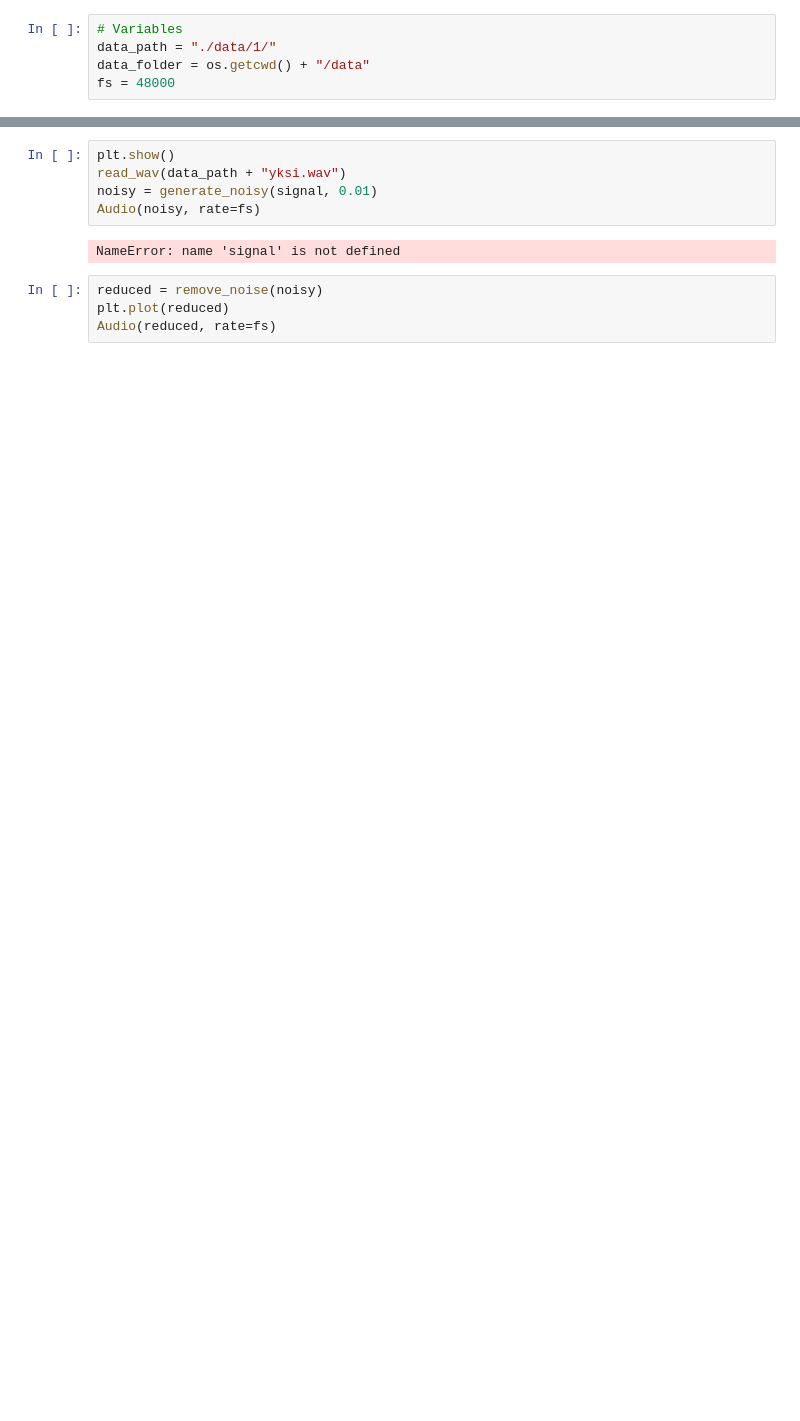
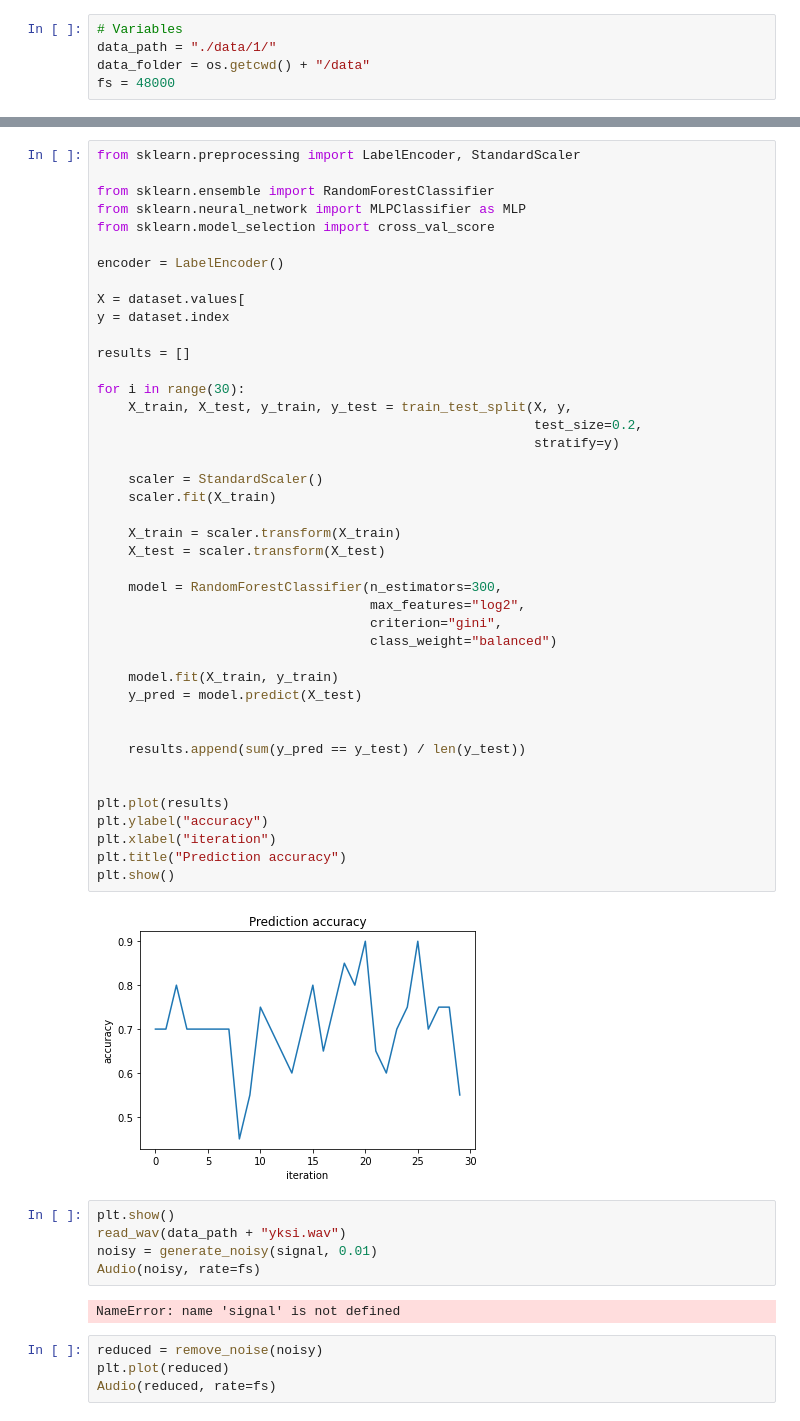
Before and after one commit to alluvm/speech_processing, a Jupyter notebook: processing.ipynb, the cells around one changed output, grey strips where cells are left out. Saved outputs shown, nothing was run; the diff lists cells and outputs as text; blank space fills up the shorter version.

Commit message:
Simple randomforest classifier

```diff
--- a/processing.ipynb
+++ b/processing.ipynb
@@ -188,3 +184,47 @@ display(dataset)
+# %%
+from sklearn.preprocessing import LabelEncoder, StandardScaler
+
+from sklearn.ensemble import RandomForestClassifier
+from sklearn.neural_network import MLPClassifier as MLP
+from sklearn.model_selection import cross_val_score
+
+encoder = LabelEncoder()
+
+X = dataset.values[
+y = dataset.index
+
+results = []
+
+for i in range(30):
+    X_train, X_test, y_train, y_test = train_test_split(X, y,
+                                                        test_size=0.2,
+                                                        stratify=y)
+
+    scaler = StandardScaler()
+    scaler.fit(X_train)
+
+    X_train = scaler.transform(X_train)
+    X_test = scaler.transform(X_test)
+
+    model = RandomForestClassifier(n_estimators=300,
+                                   max_features="log2",
+                                   criterion="gini",
+                                   class_weight="balanced")
+
+    model.fit(X_train, y_train)
+    y_pred = model.predict(X_test)
+
+
+    results.append(sum(y_pred == y_test) / len(y_test))
+
+
+plt.plot(results)
+plt.ylabel("accuracy")
+plt.xlabel("iteration")
+plt.title("Prediction accuracy")
+plt.show()
+# %% [output]
+[figure, added]
 # %%
 plt.show()
 read_wav(data_path + "yksi.wav")
```
Also changed, not shown: parts of 5 cells of this notebook, 10 other files.
